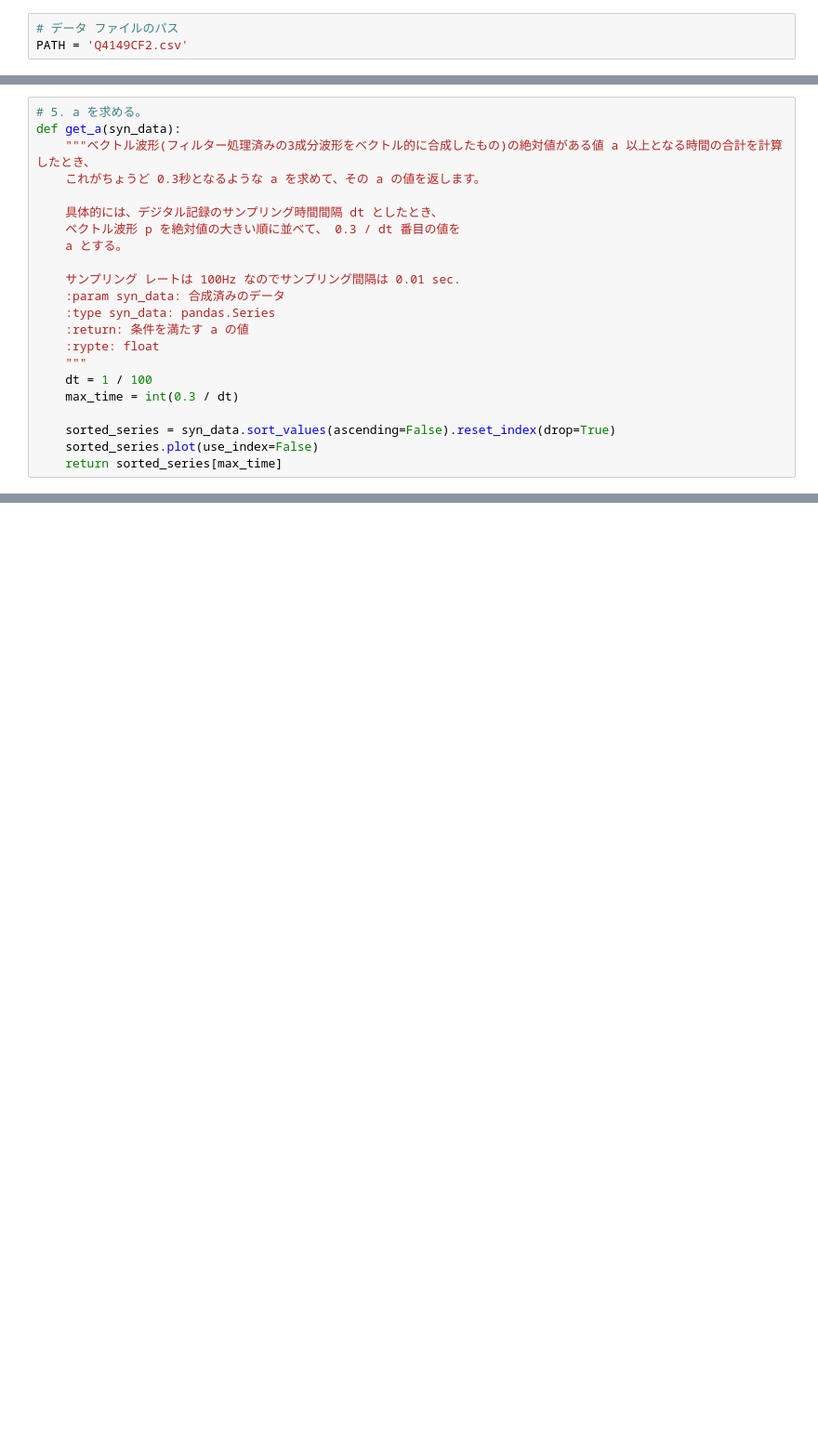
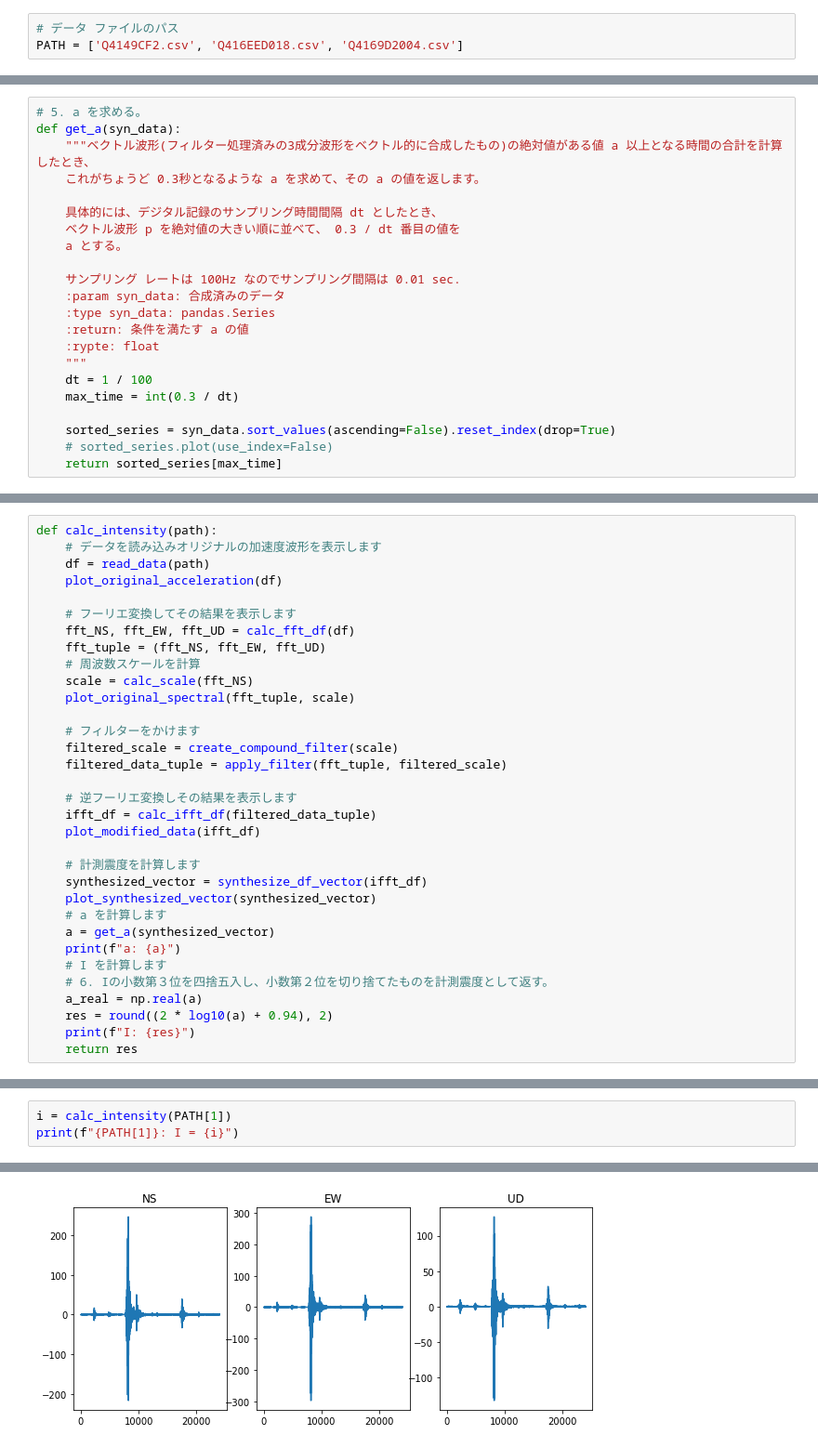
Before and after one commit to tomokikun/UrbanDisasterManagement, a Jupyter notebook: seismic_intensity.ipynb, the cells around one changed output, grey strips where cells are left out. Shown at 93% size. Cells and saved outputs as stored; diff of their text form; blank space fills up the shorter version.

Commit message:
caluculated three test data

```diff
--- a/seismic_intensity.ipynb
+++ b/seismic_intensity.ipynb
@@ -9,6 +11,6 @@ import matplotlib.pyplot as plt
 import seaborn as sns
 # %%
 # データ ファイルのパス
-PATH = 'Q4149CF2.csv'
+PATH = ['Q4149CF2.csv', 'Q416EED018.csv', 'Q4169D2004.csv']
 # %%
 # オリジナルの加速度を読み込む。
@@ -189,5 +159,5 @@ def get_a(syn_data):
     max_time = int(0.3 / dt)
 
     sorted_series = syn_data.sort_values(ascending=False).reset_index(drop=True)
-    sorted_series.plot(use_index=False)
+    # sorted_series.plot(use_index=False)
     return sorted_series[max_time]
@@ -210,0 +164,33 @@ a: 251.50770710750896
+# %%
+def calc_intensity(path):
+    # データを読み込みオリジナルの加速度波形を表示します
+    df = read_data(path)
+    plot_original_acceleration(df)
+
+    # フーリエ変換してその結果を表示します
+    fft_NS, fft_EW, fft_UD = calc_fft_df(df)
+    fft_tuple = (fft_NS, fft_EW, fft_UD)
+    # 周波数スケールを計算
+    scale = calc_scale(fft_NS)
+    plot_original_spectral(fft_tuple, scale)
+
+    # フィルターをかけます
+    filtered_scale = create_compound_filter(scale)
+    filtered_data_tuple = apply_filter(fft_tuple, filtered_scale)
+
+    # 逆フーリエ変換しその結果を表示します
+    ifft_df = calc_ifft_df(filtered_data_tuple)
+    plot_modified_data(ifft_df)
+
+    # 計測震度を計算します
+    synthesized_vector = synthesize_df_vector(ifft_df)
+    plot_synthesized_vector(synthesized_vector)
+    # a を計算します
+    a = get_a(synthesized_vector)
+    print(f"a: {a}")
+    # I を計算します
+    # 6. Iの小数第３位を四捨五入し、小数第２位を切り捨てたものを計測震度として返す。
+    a_real = np.real(a)
+    res = round((2 * log10(a) + 0.94), 2)
+    print(f"I: {res}")
+    return res
@@ -210,0 +215,4 @@ a: 251.50770710750896
+# %%
+i = calc_intensity(PATH[1])
+print(f"{PATH[1]}: I = {i}")
+# %% [output]
@@ -210,0 +229 @@ a: 251.50770710750896
+[figure, added]
```
Also changed, not shown: parts of 19 cells of this notebook.
